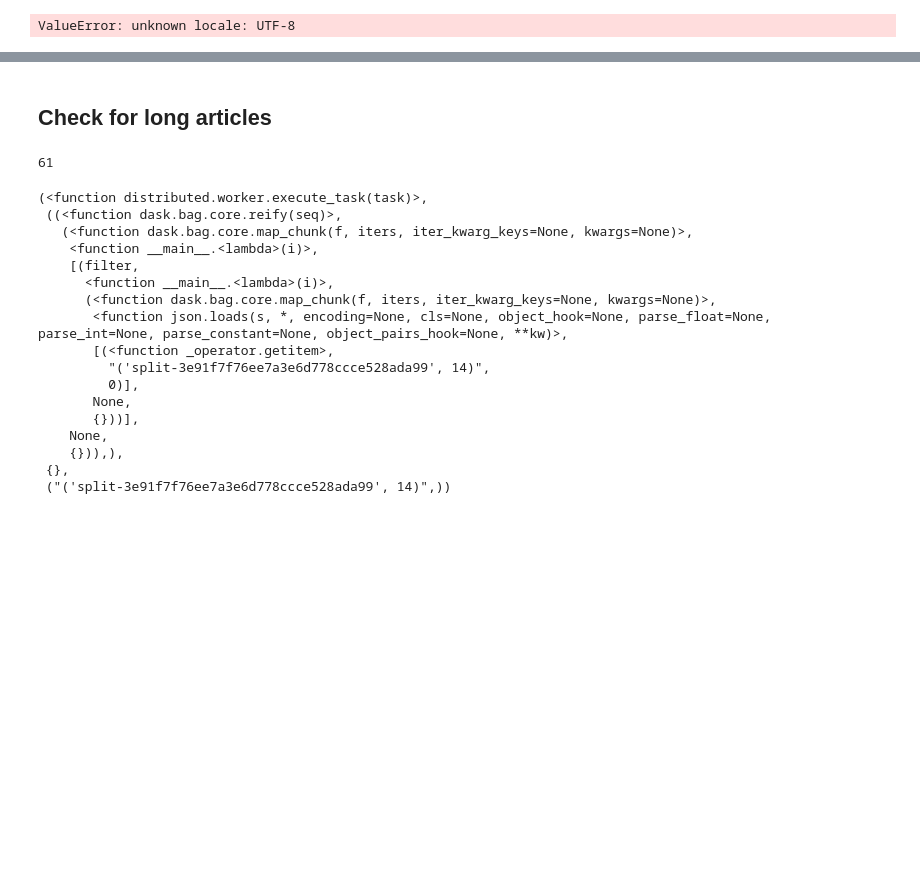
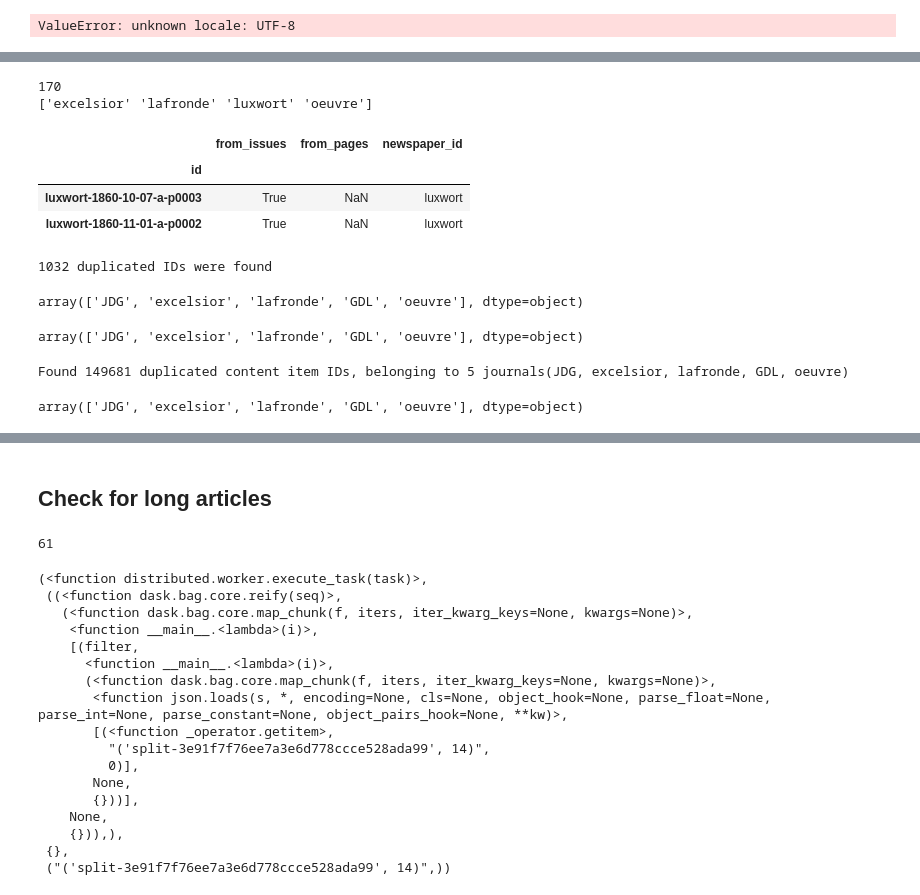
Before and after one commit to impresso/impresso-data-sanitycheck, a Jupyter notebook: notebooks/run_content_checks.ipynb, the cells around one changed output, grey strips where cells are left out. Cells and saved outputs as stored; diff of their text form; code cells hidden in the pictures; blank space fills up the shorter version.

```diff
--- a/notebooks/run_content_checks.ipynb
+++ b/notebooks/run_content_checks.ipynb
@@ -113,0 +139,3 @@ ValueError: unknown locale: UTF-8
+# %%
+# 3) verify the consistency of page IDs
+page_inconsistencies_df = check_inconsistent_page_ids(canonical_bucket_name)
@@ -113,0 +155,33 @@ ValueError: unknown locale: UTF-8
+# %%
+print(page_inconsistencies_df.shape[0])
+print(page_inconsistencies_df.newspaper_id.unique())
+# %% [output]
+170
+['excelsior' 'lafronde' 'luxwort' 'oeuvre']
+# %%
+page_inconsistencies_df[page_inconsistencies_df.newspaper_id=='luxwort']
+# %% [output]
+|  | from_issues | from_pages | newspaper_id |
+| id |  |  |  |
+| luxwort-1860-10-07-a-p0003 | True | NaN | luxwort |
+| luxwort-1860-11-01-a-p0002 | True | NaN | luxwort |
+# %%
+# 1) verify that there are not duplicated issue IDs
+duplicated_issues_df = check_duplicated_issues_IDs(canonical_issues_bag)
+duplicated_issues_df.newspaper_id.unique()
+# %% [output]
+1032 duplicated IDs were found
+array(['JDG', 'excelsior', 'lafronde', 'GDL', 'oeuvre'], dtype=object)
+# %%
+duplicated_issues_df.newspaper_id.unique()
+# %% [output]
+array(['JDG', 'excelsior', 'lafronde', 'GDL', 'oeuvre'], dtype=object)
+# %%
+# 2) verify that there are not duplicated content item IDs
+duplicated_ci_df = check_duplicated_content_item_IDs(canonical_issues_bag)
+# %% [output]
+Found 149681 duplicated content item IDs, belonging to 5 journals(JDG, excelsior, lafronde, GDL, oeuvre)
+# %%
+duplicated_ci_df.newspaper_id.unique()
+# %% [output]
+array(['JDG', 'excelsior', 'lafronde', 'GDL', 'oeuvre'], dtype=object)
```
Also changed, not shown: parts of 91 cells of this notebook, 11 other files.
